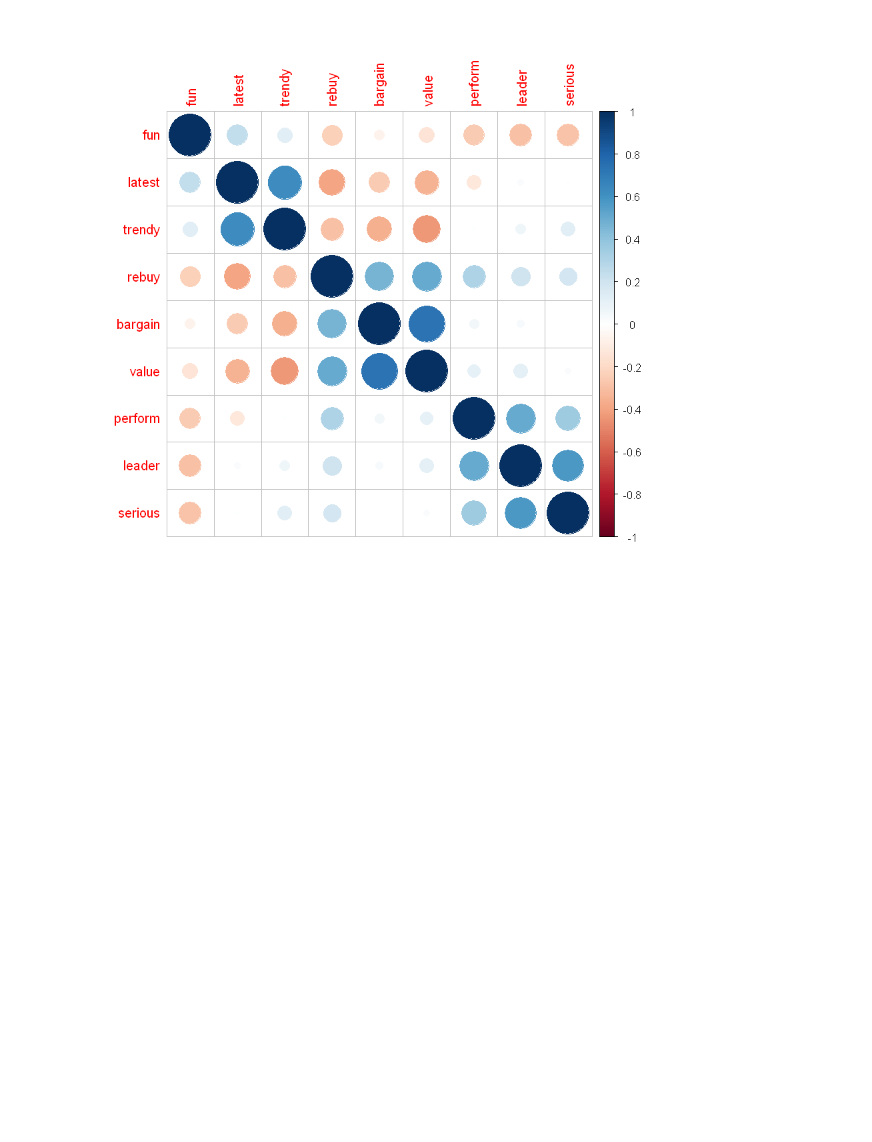
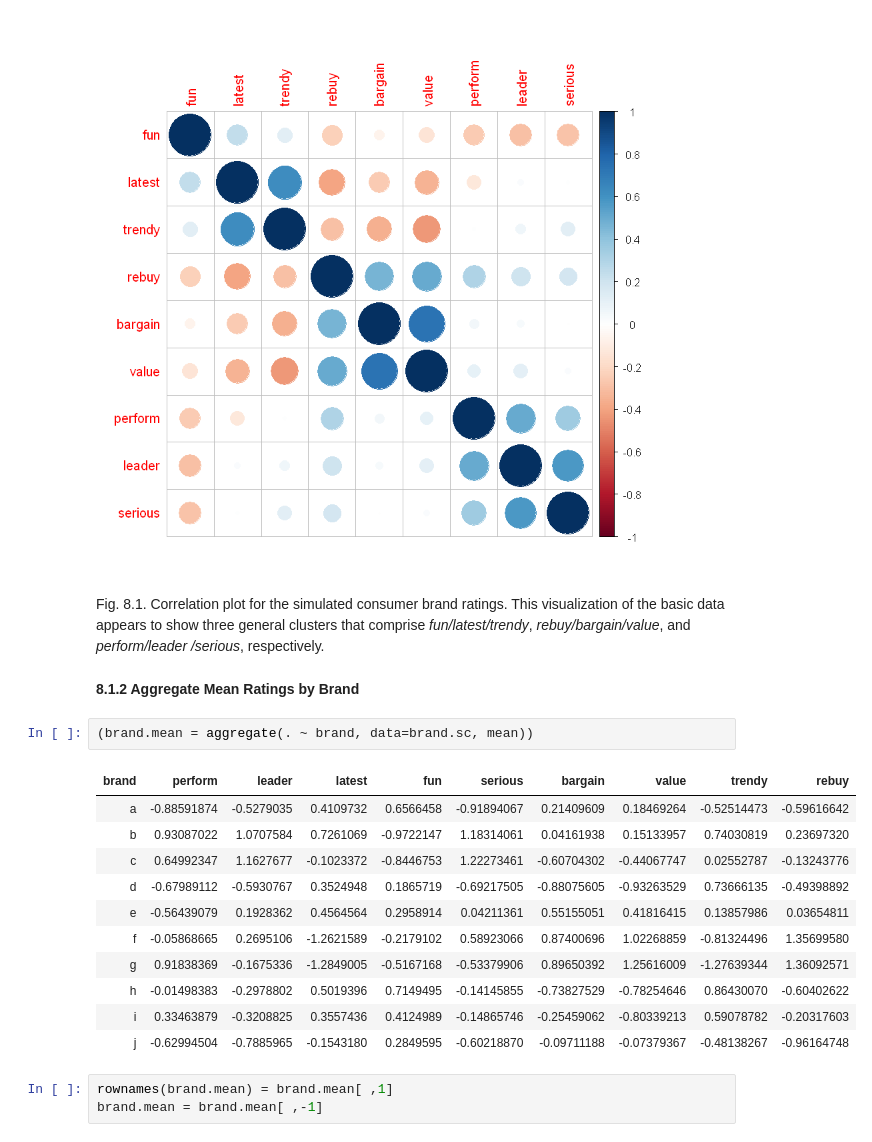
Before and after one commit to LeeChang-Soo/Linear-Regression-Model, a Jupyter notebook: 8_Reducing Data Complexity.ipynb, the cells around one changed output. Saved outputs shown, nothing was run; the diff lists cells and outputs as text; blank space fills up the shorter version.

```diff
--- a/8_Reducing Data Complexity.ipynb
+++ b/8_Reducing Data Complexity.ipynb
@@ -108,3 +108,26 @@ The downloaded binary packages are in
 corrplot(cor(brand.sc[,1:9]), order='hclust')
 # %% [output]
 [figure]
+# %% [markdown]
+Fig. 8.1. Correlation plot for the simulated consumer brand ratings.
+This visualization of the basic data appears to show three general clusters
+that comprise *fun/latest/trendy*, *rebuy/bargain/value*, and *perform/leader /serious*, respectively.
+# %% [markdown]
+**8.1.2 Aggregate Mean Ratings by Brand**
+# %%
+(brand.mean = aggregate(. ~ brand, data=brand.sc, mean))
+# %% [output]
+| brand | perform | leader | latest | fun | serious | bargain | value | trendy | rebuy |
+| a | -0.88591874 | -0.5279035 | 0.4109732 | 0.6566458 | -0.91894067 | 0.21409609 | 0.18469264 | -0.52514473 | -0.59616642 |
+| b | 0.93087022 | 1.0707584 | 0.7261069 | -0.9722147 | 1.18314061 | 0.04161938 | 0.15133957 | 0.74030819 | 0.23697320 |
+| c | 0.64992347 | 1.1627677 | -0.1023372 | -0.8446753 | 1.22273461 | -0.60704302 | -0.44067747 | 0.02552787 | -0.13243776 |
+| d | -0.67989112 | -0.5930767 | 0.3524948 | 0.1865719 | -0.69217505 | -0.88075605 | -0.93263529 | 0.73666135 | -0.49398892 |
+| e | -0.56439079 | 0.1928362 | 0.4564564 | 0.2958914 | 0.04211361 | 0.55155051 | 0.41816415 | 0.13857986 | 0.03654811 |
+| f | -0.05868665 | 0.2695106 | -1.2621589 | -0.2179102 | 0.58923066 | 0.87400696 | 1.02268859 | -0.81324496 | 1.35699580 |
+| g | 0.91838369 | -0.1675336 | -1.2849005 | -0.5167168 | -0.53379906 | 0.89650392 | 1.25616009 | -1.27639344 | 1.36092571 |
+| h | -0.01498383 | -0.2978802 | 0.5019396 | 0.7149495 | -0.14145855 | -0.73827529 | -0.78254646 | 0.86430070 | -0.60402622 |
+| i | 0.33463879 | -0.3208825 | 0.3557436 | 0.4124989 | -0.14865746 | -0.25459062 | -0.80339213 | 0.59078782 | -0.20317603 |
+| j | -0.62994504 | -0.7885965 | -0.1543180 | 0.2849595 | -0.60218870 | -0.09711188 | -0.07379367 | -0.48138267 | -0.96164748 |
+# %%
+rownames(brand.mean) = brand.mean[ ,1]
+brand.mean = brand.mean[ ,-1]
```
Also changed, not shown: parts of 6 cells of this notebook.
